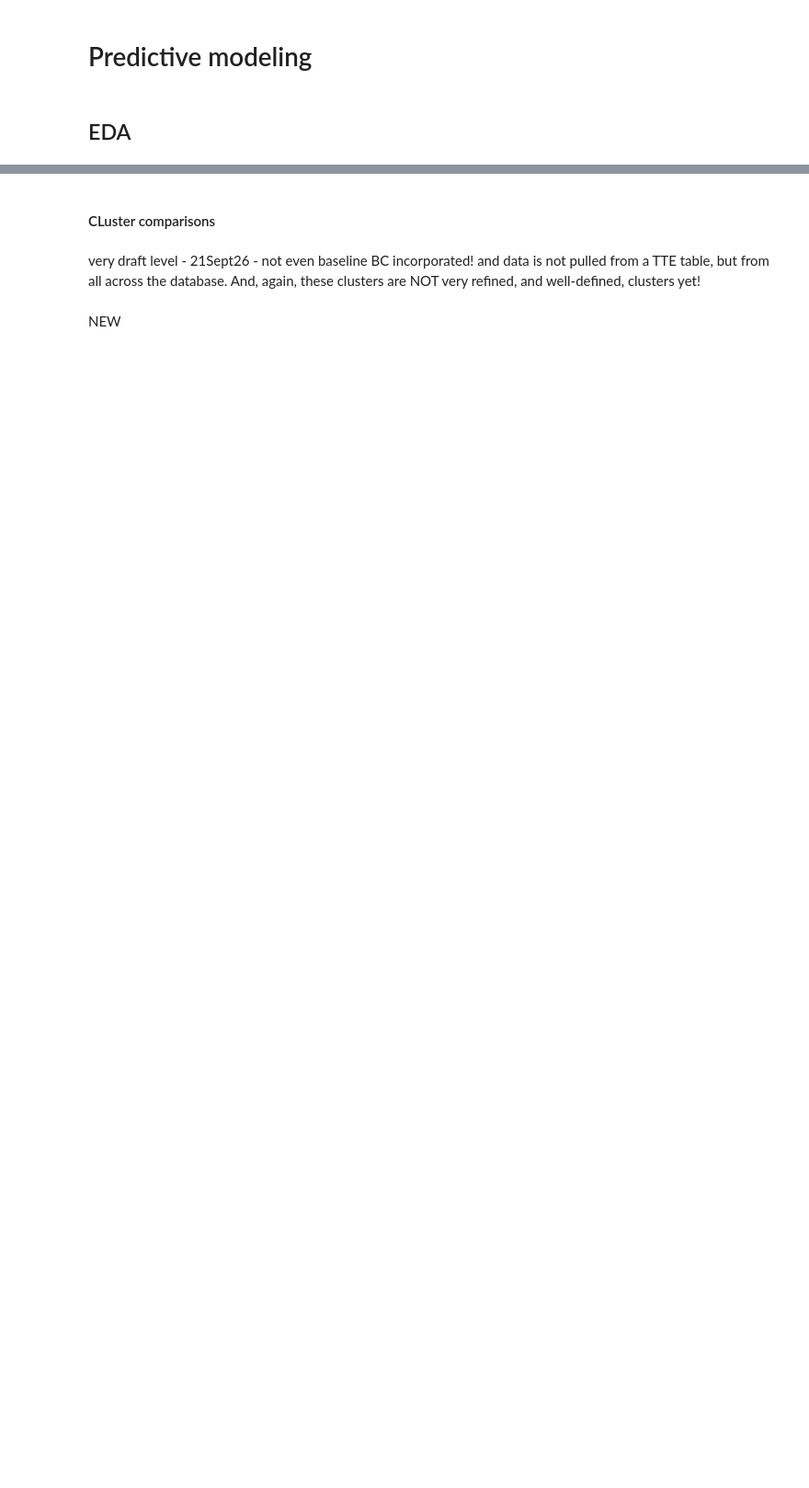
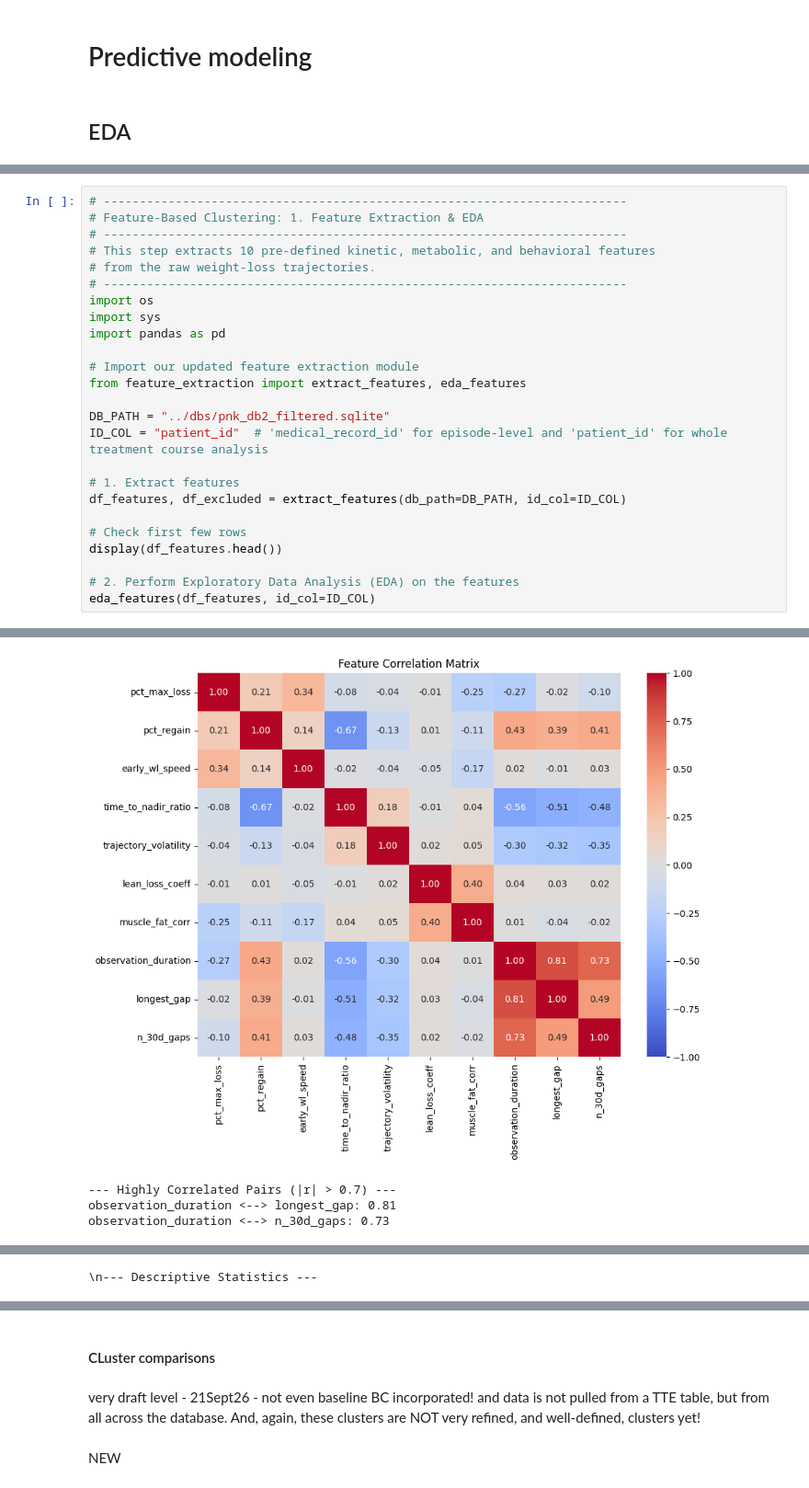
Before and after one commit to Miksa-uam/PROMET_2026, a Jupyter notebook: p4_dir/scripts/p4_notebook.ipynb, the cells around one changed output, grey strips where cells are left out. Shown at 92% size. Cells and saved outputs as stored; diff of their text form; blank space fills up the shorter version.

```diff
--- a/p4_dir/scripts/p4_notebook.ipynb
+++ b/p4_dir/scripts/p4_notebook.ipynb
@@ -4,0 +11,26 @@
+# %%
+# -------------------------------------------------------------------------
+# Feature-Based Clustering: 1. Feature Extraction & EDA
+# -------------------------------------------------------------------------
+# This step extracts 10 pre-defined kinetic, metabolic, and behavioral features
+# from the raw weight-loss trajectories.
+# -------------------------------------------------------------------------
+import os
+import sys
+import pandas as pd
+
+# Import our updated feature extraction module
+from feature_extraction import extract_features, eda_features
+
+DB_PATH = "../dbs/pnk_db2_filtered.sqlite"
+ID_COL = "patient_id"  # 'medical_record_id' for episode-level and 'patient_id' for whole treatment course analysis
+
+# 1. Extract features
+df_features, df_excluded = extract_features(db_path=DB_PATH, id_col=ID_COL)
+
+# Check first few rows
+display(df_features.head())
+
+# 2. Perform Exploratory Data Analysis (EDA) on the features
+eda_features(df_features, id_col=ID_COL)
+# %% [output]
@@ -4,0 +65,4 @@
+[figure, added]
+--- Highly Correlated Pairs (|r| > 0.7) ---
+observation_duration <--> longest_gap: 0.81
+observation_duration <--> n_30d_gaps: 0.73
@@ -4,0 +70 @@
+\n--- Descriptive Statistics ---
```
Also changed, not shown: parts of 9 cells of this notebook, 11 other files.
